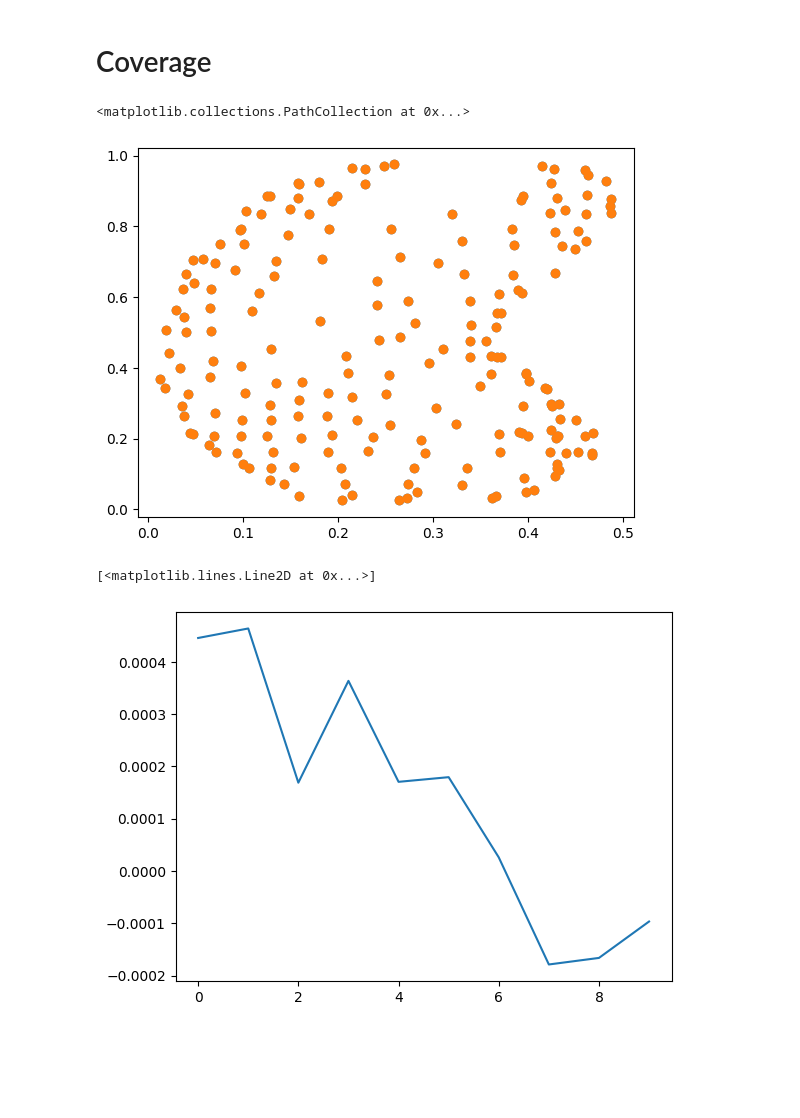
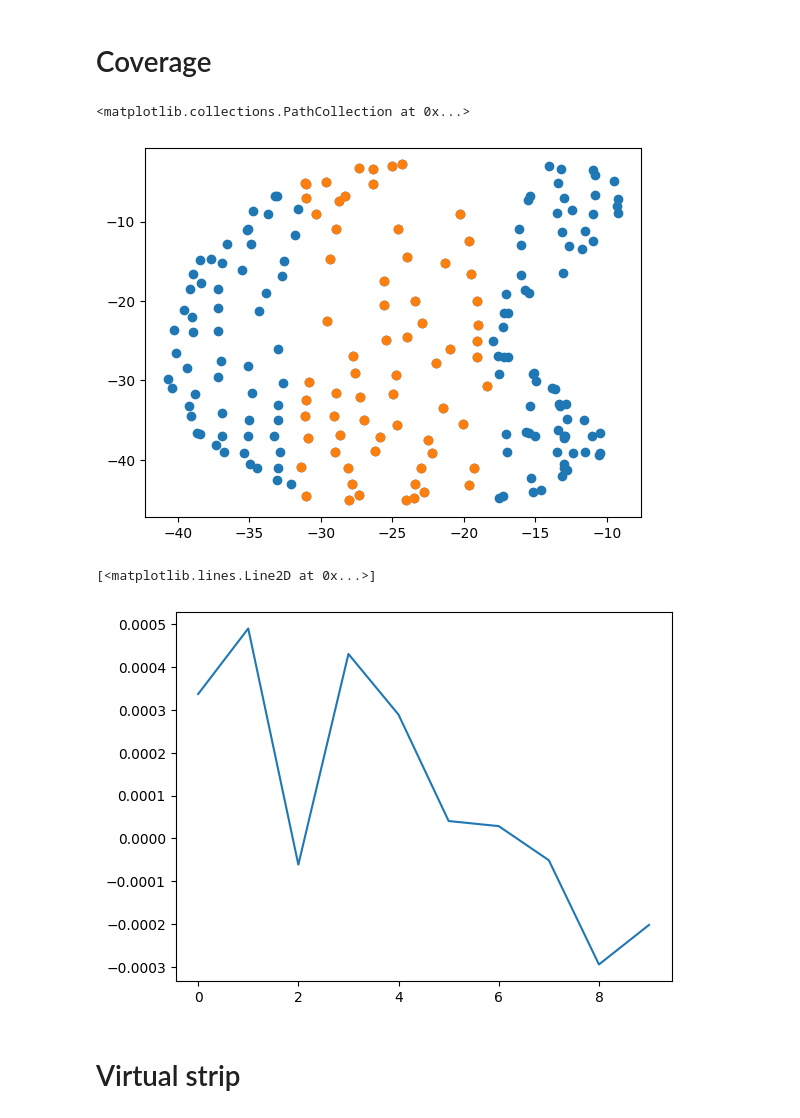
Before and after one commit to SeojinYoon/Seojin_commonTool, a Jupyter notebook: Module/Brain_Surface/UV_map/UV_map_stat.ipynb, the cells around one changed output. Saved outputs shown, nothing was run; the diff lists cells and outputs as text; code cells hidden in the pictures; blank space fills up the shorter version.

```diff
--- a/Module/Brain_Surface/UV_map/UV_map_stat.ipynb
+++ b/Module/Brain_Surface/UV_map/UV_map_stat.ipynb
@@ -121,22 +126,24 @@ fig, axis = show_stat_onUV(vertices = subset_vertices,
 # Coverage
 # %%
 result_info = surface_profile_onUV(data_paths = data_paths,
-                                    vertices = converted_vertices,
-                                    uv_coordinates = converted_uv_vertices,
+                                    vertices = subset_vertices,
+                                    uv_coordinates = subset_uv_vertices,
                                     from_point = np.array([0.25, 0]),
                                     to_point = np.array([0.25, 1]),
                                     n_sampling = 10,
-                                    width = 1)
+                                    width = 0.1)
 # %%
-a = converted_uv_vertices[result_info["virtual_strip_mask"]]
+a = subset_vertices[result_info["virtual_strip_mask"]]
 
-plt.scatter(converted_uv_vertices[:, 0], converted_uv_vertices[:, 1])
+plt.scatter(subset_vertices[:, 0], subset_vertices[:, 1])
 plt.scatter(a[:, 0], a[:, 1])
 # %% [output]
 <matplotlib.collections.PathCollection at 0x...>
-[figure, old version]
+[figure, new version]
 # %%
 plt.plot(np.mean(result_info["sampling_datas"], axis = 0))
 # %% [output]
 [<matplotlib.lines.Line2D at 0x...>]
-[figure, old version]
+[figure, new version]
+# %% [markdown]
+# Virtual strip
```
Also changed, not shown: parts of 8 cells of this notebook, 5 other files.
